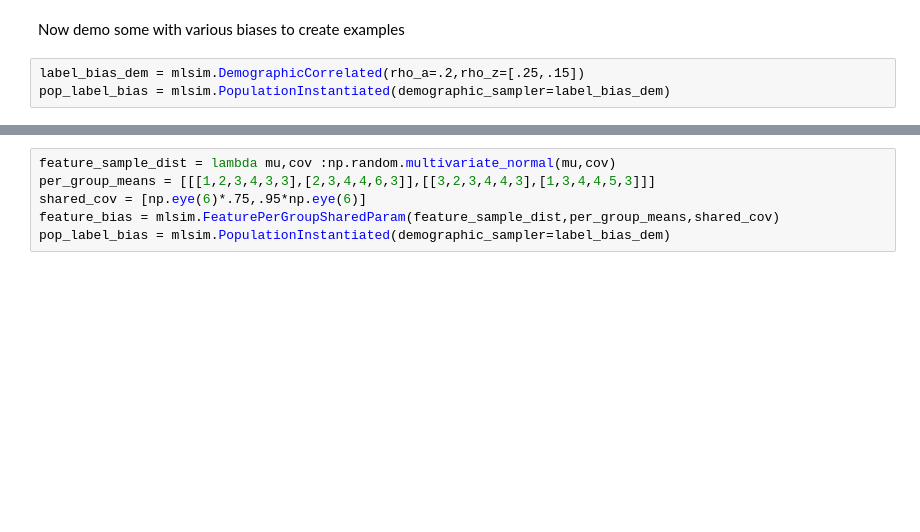
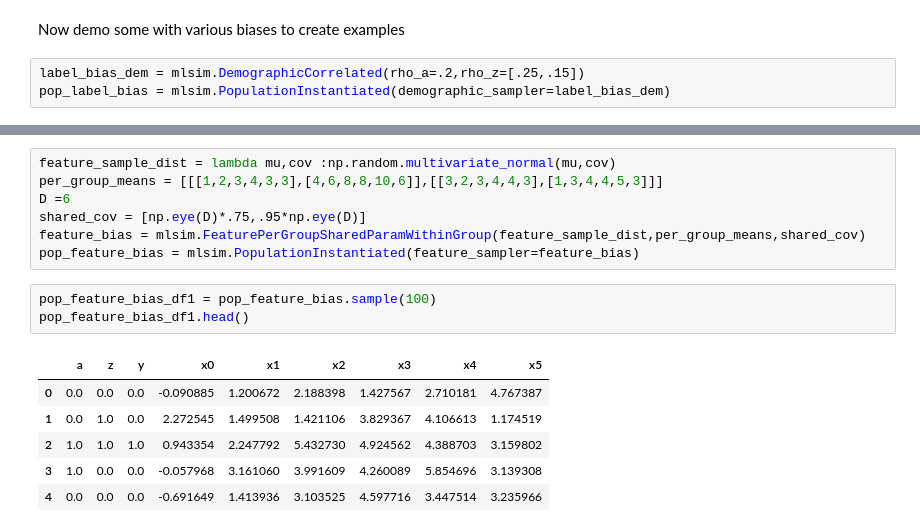
Before and after one commit to ml4sts/ml-sim, a Jupyter notebook: sandbox/demo_populations.ipynb, the cells around one changed output, grey strips where cells are left out. Cells and saved outputs as stored; diff of their text form; blank space fills up the shorter version.

```diff
--- a/sandbox/demo_populations.ipynb
+++ b/sandbox/demo_populations.ipynb
@@ -52,6 +49,17 @@ pop_label_bias_df1.head()
 # %%
 feature_sample_dist = lambda mu,cov :np.random.multivariate_normal(mu,cov)
-per_group_means = [[[1,2,3,4,3,3],[2,3,4,4,6,3]],[[3,2,3,4,4,3],[1,3,4,4,5,3]]]
-shared_cov = [np.eye(6)*.75,.95*np.eye(6)]
-feature_bias = mlsim.FeaturePerGroupSharedParam(feature_sample_dist,per_group_means,shared_cov)
-pop_label_bias = mlsim.PopulationInstantiated(demographic_sampler=label_bias_dem)
+per_group_means = [[[1,2,3,4,3,3],[4,6,8,8,10,6]],[[3,2,3,4,4,3],[1,3,4,4,5,3]]]
+D =6
+shared_cov = [np.eye(D)*.75,.95*np.eye(D)]
+feature_bias = mlsim.FeaturePerGroupSharedParamWithinGroup(feature_sample_dist,per_group_means,shared_cov)
+pop_feature_bias = mlsim.PopulationInstantiated(feature_sampler=feature_bias)
+# %%
+pop_feature_bias_df1 = pop_feature_bias.sample(100)
+pop_feature_bias_df1.head()
+# %% [output]
+|  | a | z | y | x0 | x1 | x2 | x3 | x4 | x5 |
+| 0 | 0.0 | 0.0 | 0.0 | -0.090885 | 1.200672 | 2.188398 | 1.427567 | 2.710181 | 4.767387 |
+| 1 | 0.0 | 1.0 | 0.0 | 2.272545 | 1.499508 | 1.421106 | 3.829367 | 4.106613 | 1.174519 |
+| 2 | 1.0 | 1.0 | 1.0 | 0.943354 | 2.247792 | 5.432730 | 4.924562 | 4.388703 | 3.159802 |
+| 3 | 1.0 | 0.0 | 0.0 | -0.057968 | 3.161060 | 3.991609 | 4.260089 | 5.854696 | 3.139308 |
+| 4 | 0.0 | 0.0 | 0.0 | -0.691649 | 1.413936 | 3.103525 | 4.597716 | 3.447514 | 3.235966 |
```
Also changed, not shown: parts of 6 cells of this notebook, 2 other files.
